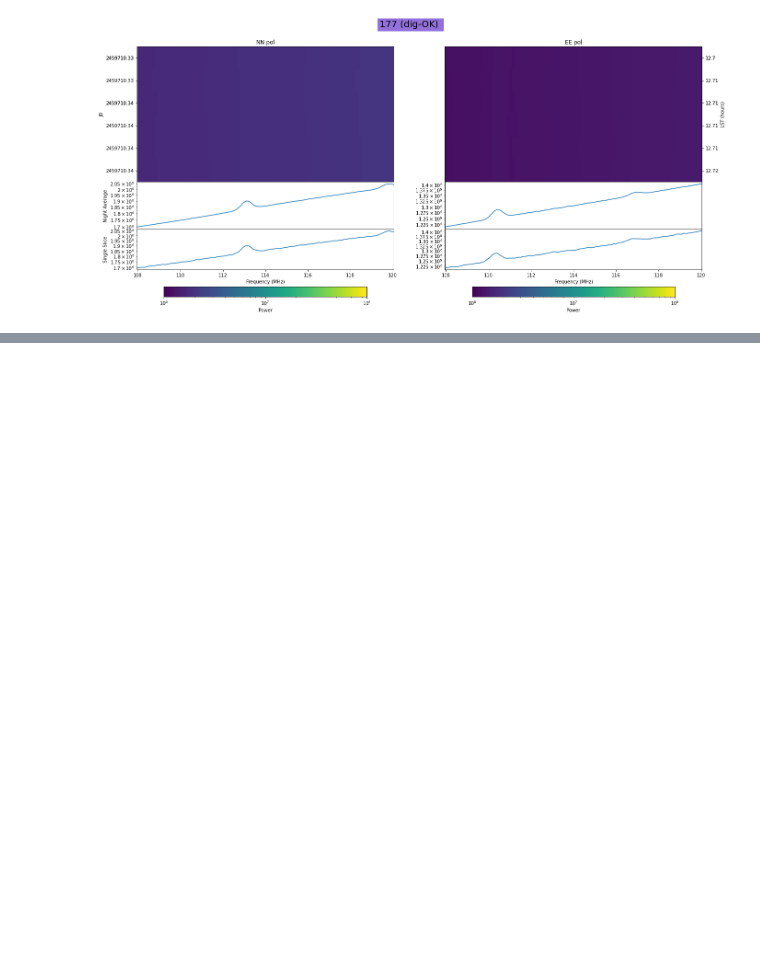
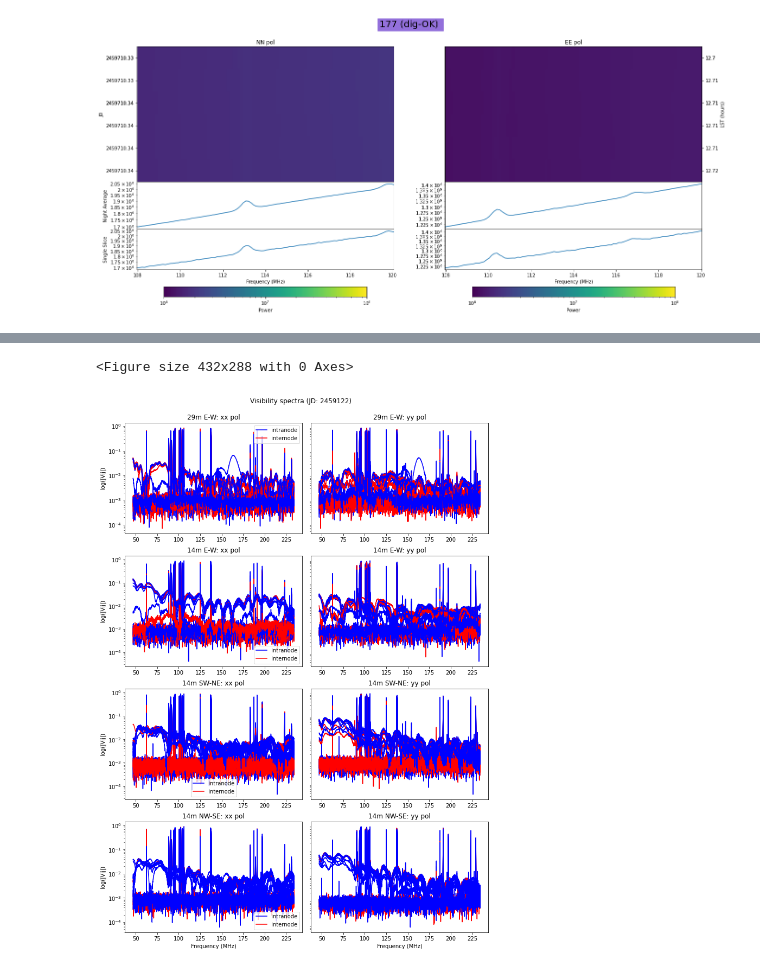
Before and after one commit to HERA-Team/hera_commissioning_tools, a Jupyter notebook: notebooks/plot_library.ipynb, the cells around one changed output, grey strips where cells are left out. Cells and saved outputs as stored; diff of their text form; code cells hidden in the pictures; blank space fills up the shorter version.

```diff
--- a/notebooks/plot_library.ipynb
+++ b/notebooks/plot_library.ipynb
@@ -53,0 +71,7 @@ Passing parameters norm and vmin/vmax simultaneously is deprecated since 3.3 and
+# %%
+uv_sum_sky = UVData()
+uv_sum_sky.read(f'{root_dir}/hera_commissioning_tools/tests/zen.2459122.34504.sum.uvh5')
+plots.plotVisibilitySpectra(uv_sum_sky, use_ants='all', badAnts=[])
+# %% [output]
+<Figure size 432x288 with 0 Axes>
+[figure, added]
```
Also changed, not shown: parts of 8 cells of this notebook, 7 other files.
